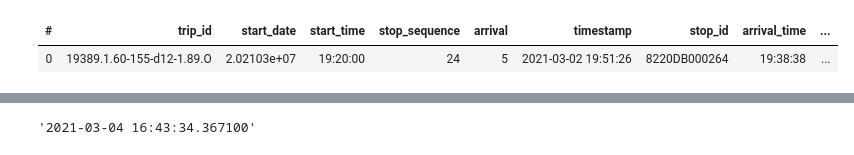
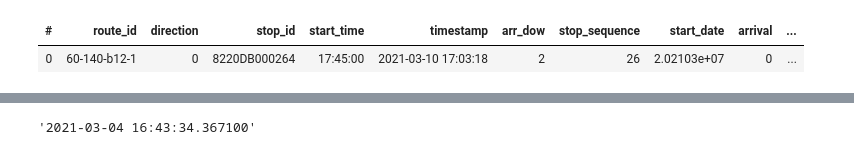
Before and after one commit to Drakodav/backend_d-dub, a Jupyter notebook: ml/processing/notebooks/gtfsr_deploy.ipynb, the cells around one changed output, grey strips where cells are left out. Cells and saved outputs as stored; diff of their text form; code cells hidden in the pictures.

Commit message:
major refactor: remove trip_id dependency #4

```diff
--- a/ml/processing/notebooks/gtfsr_deploy.ipynb
+++ b/ml/processing/notebooks/gtfsr_deploy.ipynb
@@ -47,8 +46,8 @@ entity_cols = [
     "stop_id",
 ]
 # %%
-live_df = vaex.open(os.path.join(outdir, 'deploy_gtfsr.hdf5'))
+live_df = vaex.open(os.path.join(outdir, 'deploy.hdf5'))
 live_df
 # %% [output]
-| # | trip_id | start_date | start_time | stop_sequence | arrival | timestamp | stop_id | arrival_time | ... |
-| 0 | 19389.1.60-155-d12-1.89.O | 2.02103e+07 | 19:20:00 | 24 | 5 | 2021-03-02 19:51:26 | 8220DB000264 | 19:38:38 | ... |
+| # | route_id | direction | stop_id | start_time | timestamp | arr_dow | stop_sequence | start_date | arrival | ... |
+| 0 | 60-140-b12-1 | 0 | 8220DB000264 | 17:45:00 | 2021-03-10 17:03:18 | 2 | 26 | 2.02103e+07 | 0 | ... |
```
Also changed, not shown: parts of 24 cells of this notebook, 6 other files.
